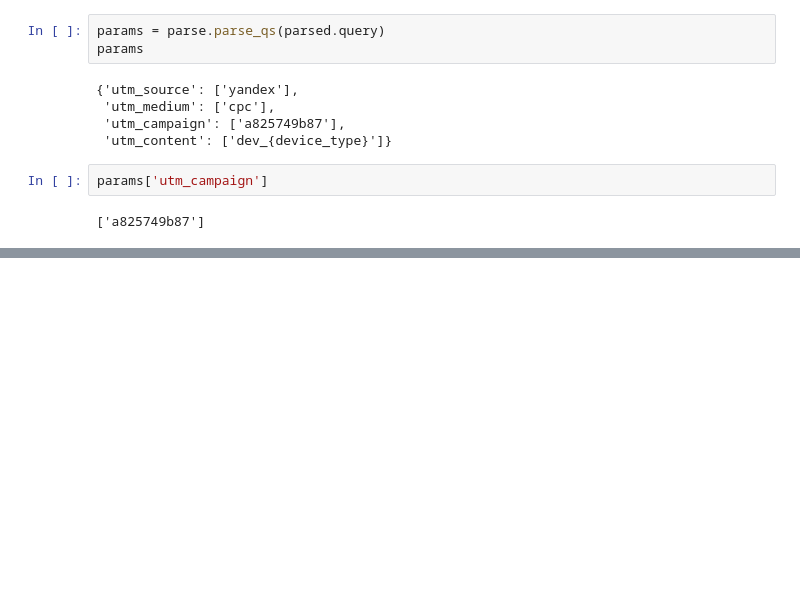
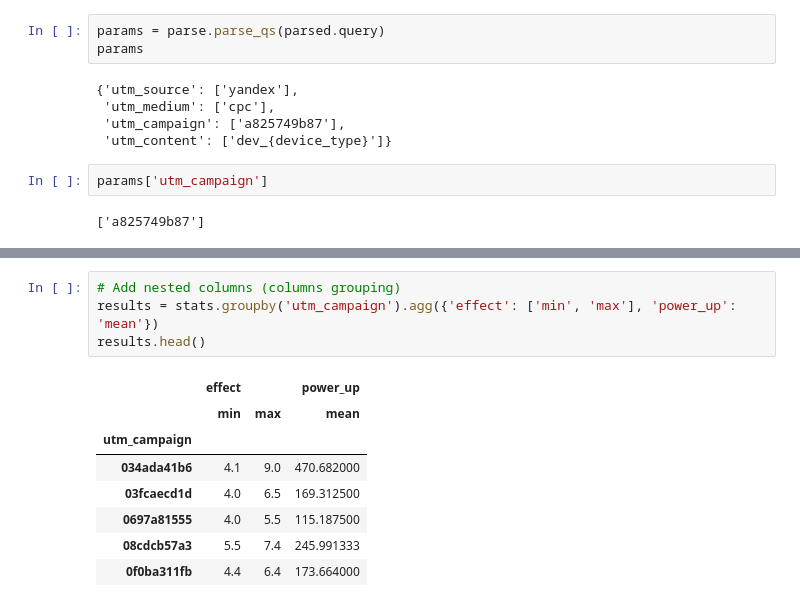
Before and after one commit to Madi-S/Data-Science-Intro, a Jupyter notebook: pandas_functions.ipynb, the cells around one changed output, grey strips where cells are left out. Drawn from its saved outputs; the diff is of its cells as text; blank space fills up the shorter version.

```diff
--- a/pandas_functions.ipynb
+++ b/pandas_functions.ipynb
@@ -136,0 +245,13 @@ stats.head(3)
+# %%
+# Add nested columns (columns grouping)
+results = stats.groupby('utm_campaign').agg({'effect': ['min', 'max'], 'power_up': 'mean'})
+results.head()
+# %% [output]
+|  | effect |  | power_up |
+|  | min | max | mean |
+| utm_campaign |  |  |  |
+| 034ada41b6 | 4.1 | 9.0 | 470.682000 |
+| 03fcaecd1d | 4.0 | 6.5 | 169.312500 |
+| 0697a81555 | 4.0 | 5.5 | 115.187500 |
+| 08cdcb57a3 | 5.5 | 7.4 | 245.991333 |
+| 0f0ba311fb | 4.4 | 6.4 | 173.664000 |
```
Also changed, not shown: parts of 18 cells of this notebook, 2 other files.
